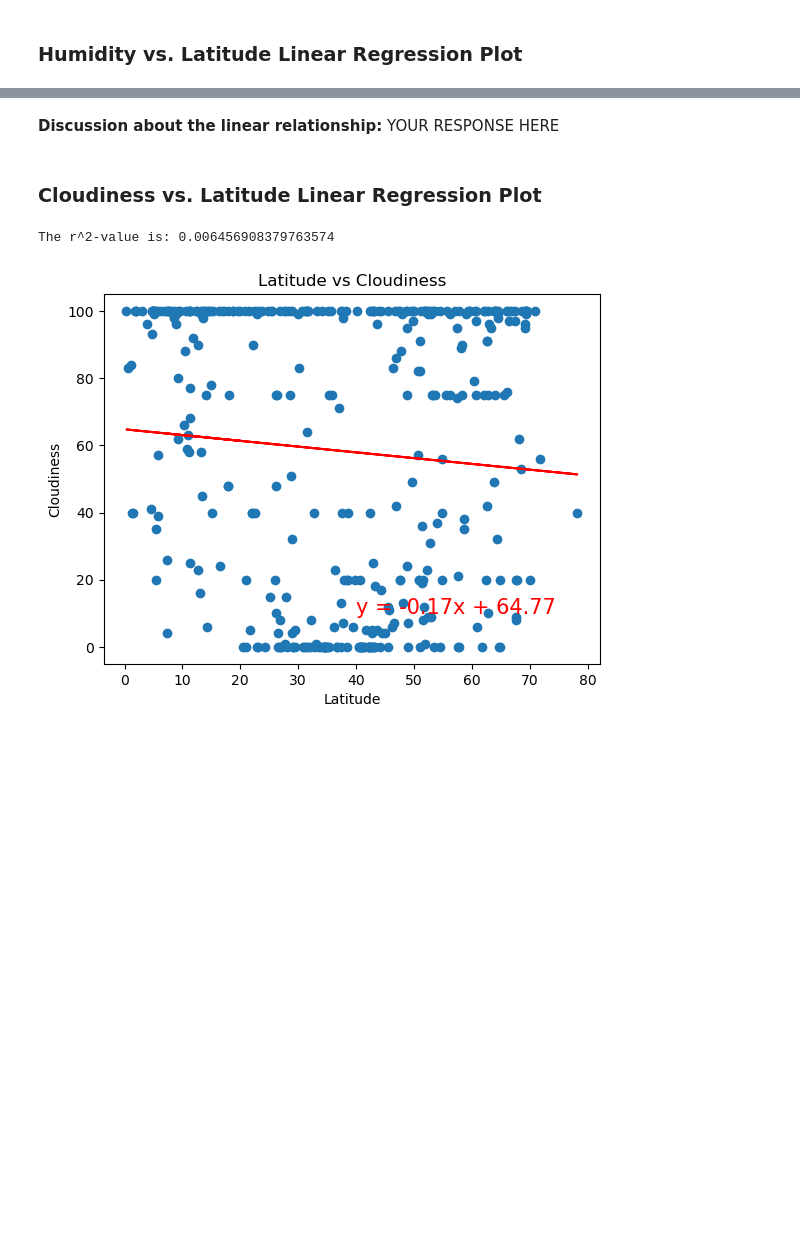
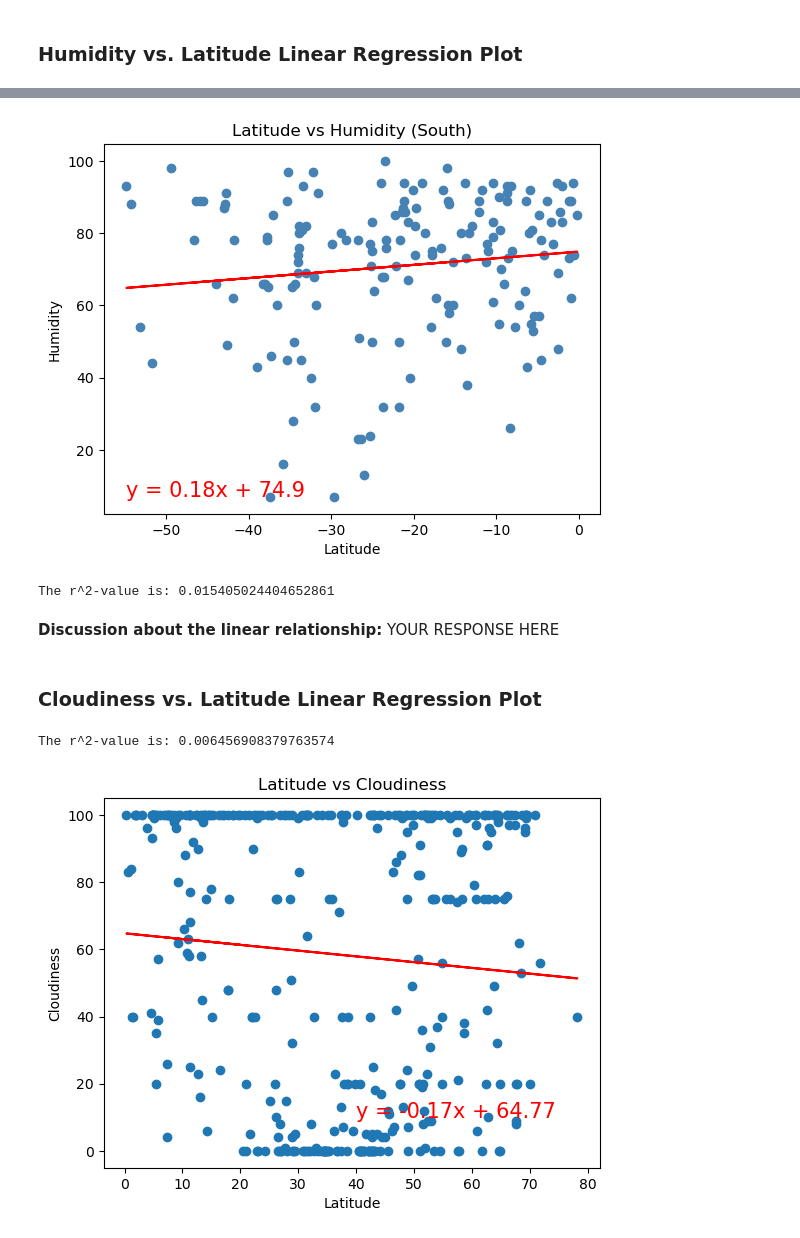
Before and after one commit to sarahryan0413/python-api-challenge, a Jupyter notebook: Notebooks/WeatherPy.ipynb, the cells around one changed output, grey strips where cells are left out. Drawn from its saved outputs; the diff is of its cells as text; code cells hidden in the pictures; blank space fills up the shorter version.

```diff
--- a/Notebooks/WeatherPy.ipynb
+++ b/Notebooks/WeatherPy.ipynb
@@ -429,3 +439,20 @@ The r^2-value is: 0.00014367159540169783
+# %%
+# Linear regression on Southern Hemisphere
+
+# Call the function for linear regression plot
+south_temp_lat = linear_regression_plot(
+    southern_hemi_df["Lat"],
+    southern_hemi_df["Humidity"],
+    "Latitude",
+    "Humidity",
+    "Latitude vs Humidity (South)")
+
+plt.show()
+
+print(f"The r^2-value is: {south_temp_lat}")
+# %% [output]
+[figure, added]
+The r^2-value is: 0.015405024404652861
 # %% [markdown]
 **Discussion about the linear relationship:** YOUR RESPONSE HERE
 # %% [markdown]
```
Also changed, not shown: parts of 5 cells of this notebook, 1 other file.
